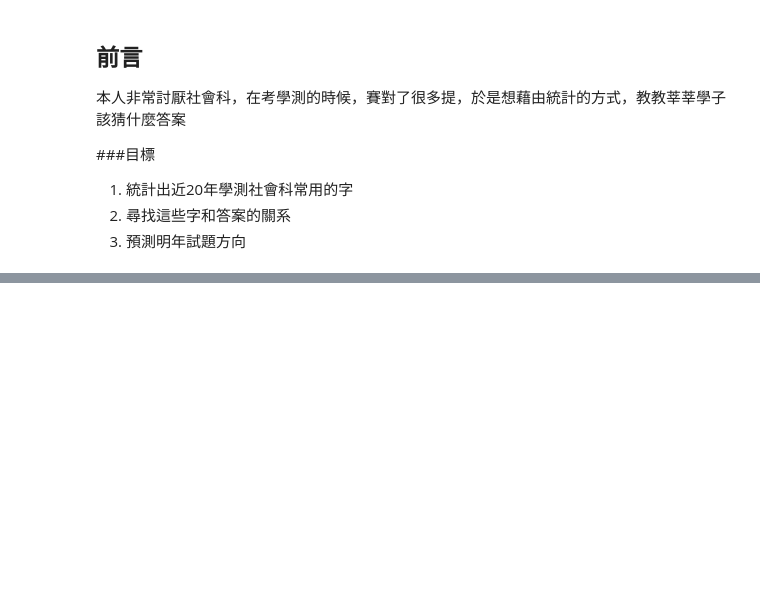
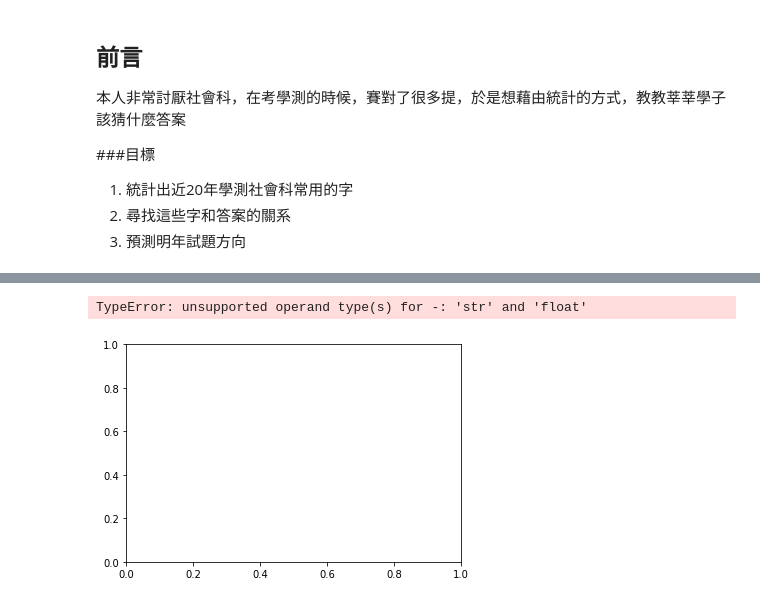
Before and after one commit to KungRayHo/python_project, a Jupyter notebook: [python] project_1/project_1.ipynb, the cells around one changed output, grey strips where cells are left out. Cells and saved outputs as stored; diff of their text form; code cells hidden in the pictures; blank space fills up the shorter version.

```diff
--- a/[python] project_1/project_1.ipynb
+++ b/[python] project_1/project_1.ipynb
@@ -34,7 +34,8 @@ def cutParagraph(uncuted):
     return a
 # %%
 corpus=[]
-for file in fileList:
+import glob, os
+for file in glob.glob("*.txt"):
     txt=openfile(file)
     corpus.append(cutParagraph(txt))
 # %% [output]
@@ -49,0 +46,22 @@ ValueError: Iterable over raw text documents expected, string object received.
+# %%
+from sklearn.feature_extraction.text import CountVectorizer
+from sklearn.feature_extraction.text import TfidfTransformer
+from sklearn import feature_extraction
+import operator
+
+vectorizer = CountVectorizer()
+transformer=TfidfTransformer()
+X = transformer.fit_transform(vectorizer.fit_transform(corpus))
+X.toarray()
+word=vectorizer.get_feature_names()#获取词袋模型中的所有词语
+weight=X.toarray()#将tf-idf矩阵抽取出来，元素a[i][j]表示j词在i类文本中的tf-idf权重
+ls=[]
+for i in range(len(weight)):#打印每类文本的tf-idf词语权重，第一个for遍历所有文本，第二个for便利某一类文本下的词语权重
+    dic={}
+    print(u"-------这里输出第",i,u"类文本的词语tf-idf权重------")
+    for j in range(len(word)):
+        if weight[i][j]>0:
+            dic[word[j]]=weight[i][j]
+            print(word[j],weight[i][j])
+    sorted_dic = sorted(dic.items(), key=operator.itemgetter(1))
+    ls.append(sorted_dic)
@@ -49,0 +86,11 @@ ValueError: Iterable over raw text documents expected, string object received.
+# %%
+import matplotlib.pyplot as plt
+x=[]
+y=[]
+for ele in ls[1]:
+    x.append(ele[0])
+    y.append(int(ele[1]))
+plt.bar(x,y)
+# %% [output]
+TypeError: unsupported operand type(s) for -: 'str' and 'float'
+[figure, added]
```
Also changed, not shown: parts of 4 cells of this notebook.
